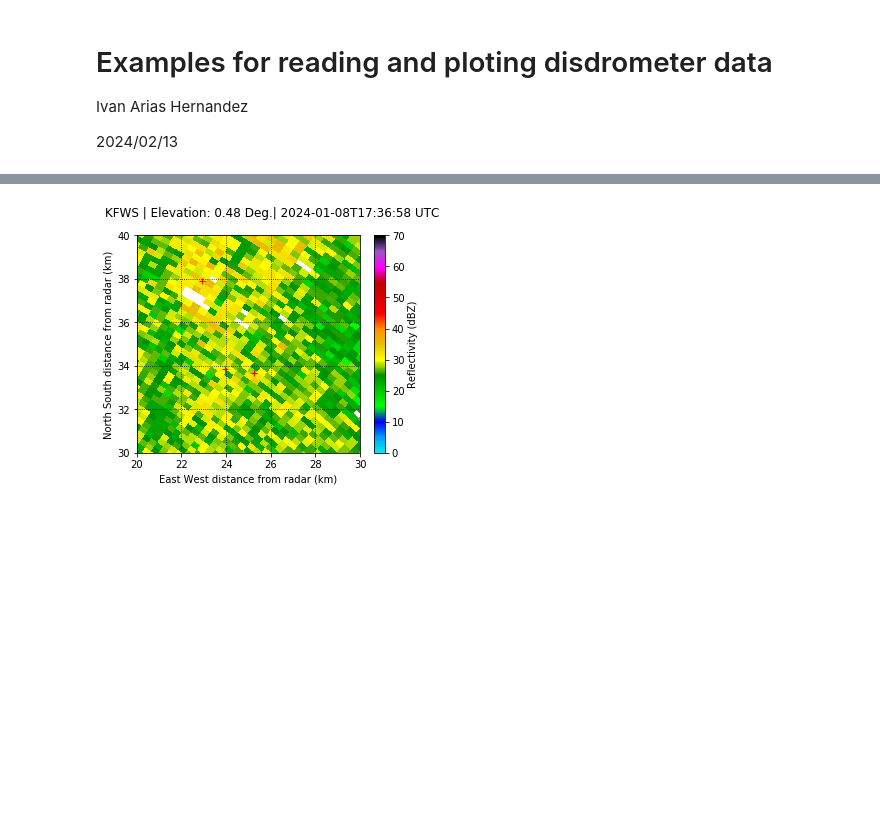
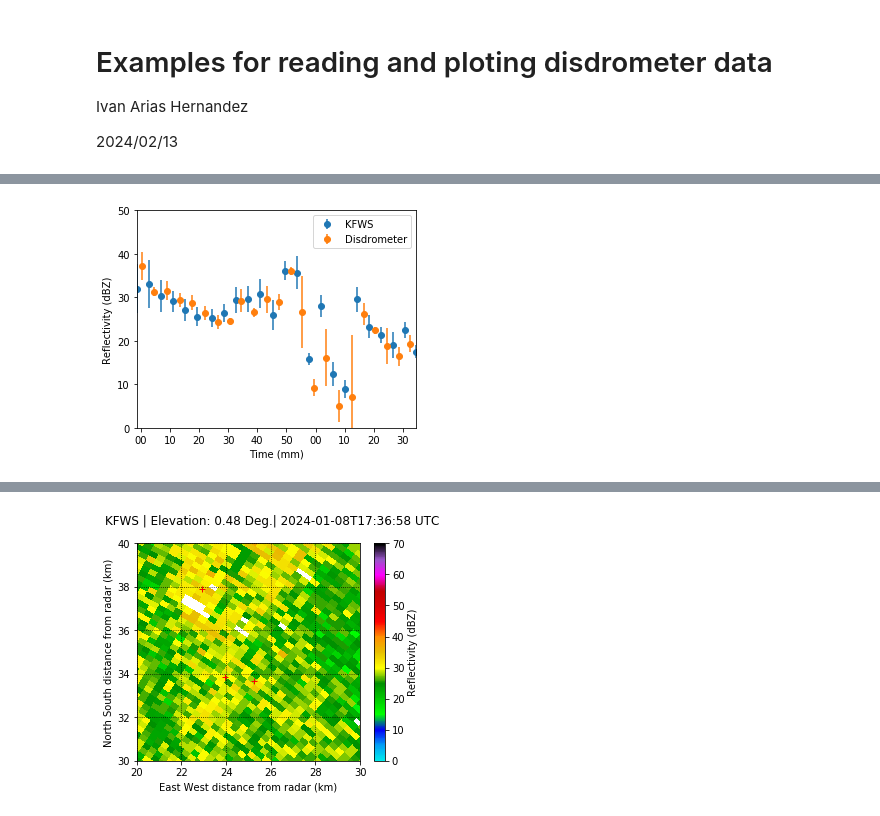
Before and after one commit to idariash/DFW_CASA_Disdrometer, a Jupyter notebook: Examples.ipynb, the cells around one changed output, grey strips where cells are left out. Drawn from its saved outputs; the diff is of its cells as text; code cells hidden in the pictures; blank space fills up the shorter version.

```diff
--- a/Examples.ipynb
+++ b/Examples.ipynb
@@ -10,3 +10,27 @@ sys.path.append('./code')
 import disdrometer_analysis as disdro
 import matplotlib.pyplot as plt
 import importlib
+# %%
+importlib.reload(disdro)
+
+Data_Path_radar = '/net/k2/storage/people/idariash/home/CSU/DFW/radar/20240108'
+
+charlie_lat = 32.91365
+charlie_lon = -97.05752
+
+swhp_lat = 32.87729
+swhp_lon = -97.04658
+
+sehp_lat = 32.87544
+sehp_lon = -97.03275
+
+Data_Path_disdrometer = '/net/k2/storage/people/idariash/home/CSU/DFW/data/SEHP/20240108'
+'/net/k2/storage/people/idariash/home/CSU/DFW/data/Charlie/20240108'
+
+Times_radar, Reflectivities_radar = disdro.radar_ref_time_series_lowest_sweeps(
+                                                                    Data_Path = Data_Path_radar,
+                                                                    disdrometer_lat = sehp_lat,
+                                                                    disdrometer_lon = sehp_lon)
+
+Times_disdrometer, Reflectivities_disdrometer = disdro.disdrometer_ref_time_series(
+                                                                    Data_Path_disdrometer)
@@ -12,0 +55,10 @@ import importlib
+# %%
+importlib.reload(disdro)
+fig = disdro.plot_ref_time_series_disdroter_and_radar_mean (Times_radar,
+                                                           Reflectivities_radar,
+                                                           Times_disdrometer,
+                                                           Reflectivities_disdrometer,
+                                                           disdrometer_lat = charlie_lat,
+                                                           disdrometer_lon = charlie_lon)
+# %% [output]
+[figure, added]
```
Also changed, not shown: parts of 9 cells of this notebook, 1 other file.
